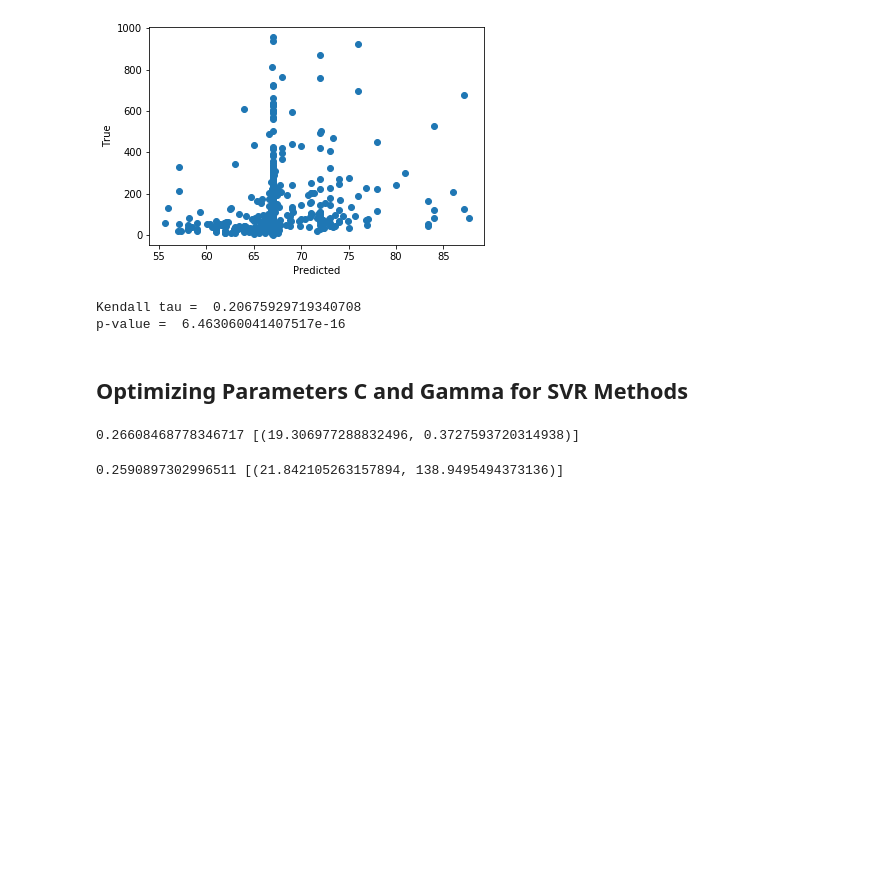
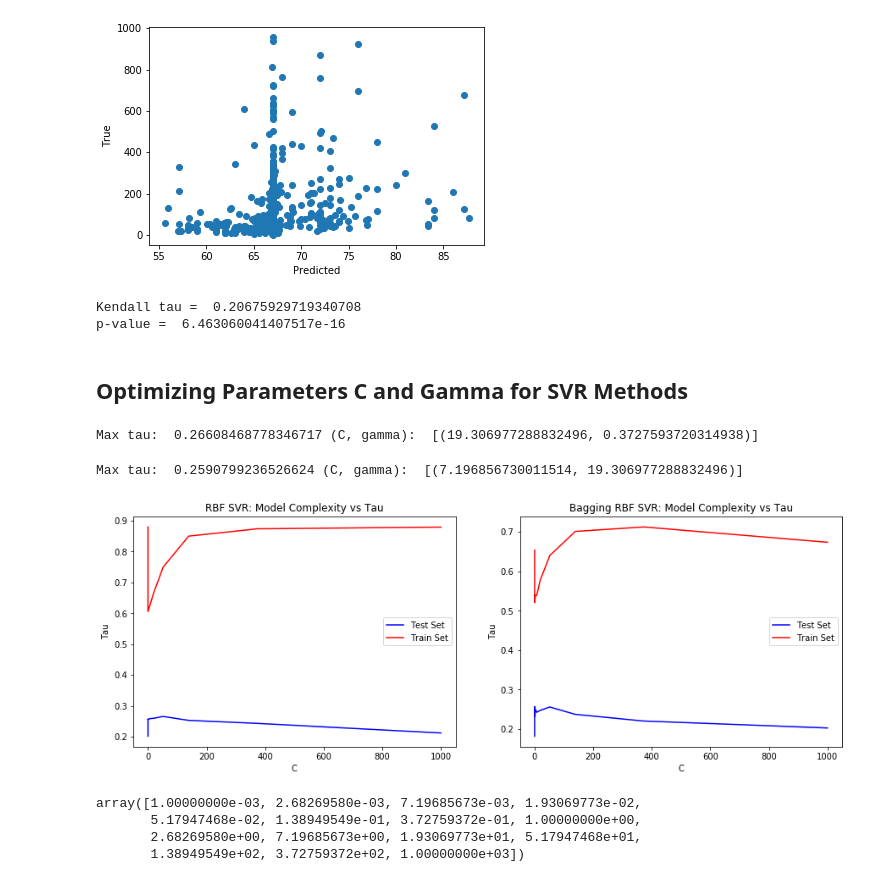
Before and after one commit to ruthlee/NYT_Analysis, a Jupyter notebook: notebooks/rbf_kernel.ipynb, the cells around one changed output. Drawn from its saved outputs; the diff is of its cells as text; code cells hidden in the pictures; blank space fills up the shorter version.

Commit message:
Complexity vs Tau plots added

```diff
--- a/notebooks/rbf_kernel.ipynb
+++ b/notebooks/rbf_kernel.ipynb
@@ -180,10 +197,15 @@ def svr_tau(df, gamma, C):
 # C_range = np.linspace(1, 100, 20)
 C_range = np.logspace(-3, 3, 15)
 gamma_range = np.logspace(-3, 3, 15)
+gamma_fixed = 0.3727593720314938
 param_grid = dict(gamma=gamma_range, C=C_range)
+final_tau = []
+final_tau_train = []
 
 tau_dict = dict()
 for i in range(len(C_range)):
+    final_tau.append(svr_tau(df_transform, gamma_fixed, C))
+    final_tau_train.append(svr_tau_train(df_transform, gamma_fixed, C))
     for j in range(len(gamma_range)):
         gamma = gamma_range[j]
         C = C_range[i]
@@ -192,24 +214,58 @@ for i in range(len(C_range)):
 
 max_value = max(tau_dict.values())
 max_keys = [k for k, v in tau_dict.items() if v == max_value] # getting all keys containing the `maximum`
-print(max_value, max_keys)
+print("Max tau: ", max_value, "(C, gamma): ", max_keys)
 # %% [output]
-0.26608468778346717 [(19.306977288832496, 0.3727593720314938)]
+Max tau:  0.26608468778346717 (C, gamma):  [(19.306977288832496, 0.3727593720314938)]
 # %%
 C_range = np.logspace(-3, 3, 15)
 gamma_range = np.logspace(-3, 3, 15)
 param_grid = dict(gamma=gamma_range, C=C_range)
+gamma_fixed = 138.9495494373136
+final_tau_bag = []
+final_tau_bag_train = []
 
 tau_dict_bag = dict()
 for i in range(len(C_range)):
+    final_tau_bag.append(svr_tau(df_transform, gamma_fixed, C, bag = True))
+    final_tau_bag_train.append(svr_tau_train(df_transform, gamma_fixed, C, bag = True))
     for j in range(len(gamma_range)):
         gamma = gamma_range[j]
         C = C_range[i]
         coord = (C, gamma)
-        tau_dict_bag[coord] = svr_bag_tau(df_transform, gamma, C)
+        tau_dict_bag[coord] = svr_tau(df_transform, gamma, C, bag = True)
 
 max_value = max(tau_dict_bag.values())
 max_keys = [k for k, v in tau_dict_bag.items() if v == max_value] # getting all keys containing the `maximum`
-print(max_value, max_keys)
+print("Max tau: ", max_value, "(C, gamma): ", max_keys)
 # %% [output]
-0.2590897302996511 [(21.842105263157894, 138.9495494373136)]
+Max tau:  0.2590799236526624 (C, gamma):  [(7.196856730011514, 19.306977288832496)]
+# %%
+fig = plt.figure(figsize = (15, 5))
+ax = fig.add_subplot(1, 2, 1)
+ax.plot(C_range, final_tau, "-b", label = "Test Set")
+ax.plot(C_range, final_tau_train, "-r", label = "Train Set")
+ax.set_xlabel("C")
+ax.set_ylabel("Tau")
+ax.set_title("RBF SVR: Model Complexity vs Tau")
+plt.legend()
+
+ax2 = fig.add_subplot(1, 2, 2)
+ax2.plot(C_range, final_tau_bag, "-b", label = "Test Set")
+ax2.plot(C_range, final_tau_bag_train, "-r", label = "Train Set")
+ax2.set_xlabel("C")
+ax2.set_ylabel("Tau")
+ax2.set_title("Bagging RBF SVR: Model Complexity vs Tau")
+plt.legend()
+
+plt.savefig("complexity_v_tau.jpg")
+plt.show()
+# %% [output]
+[figure, added]
+# %%
+C_range
+# %% [output]
+array([1.00000000e-03, 2.68269580e-03, 7.19685673e-03, 1.93069773e-02,
+       5.17947468e-02, 1.38949549e-01, 3.72759372e-01, 1.00000000e+00,
+       2.68269580e+00, 7.19685673e+00, 1.93069773e+01, 5.17947468e+01,
+       1.38949549e+02, 3.72759372e+02, 1.00000000e+03])
```
Also changed, not shown: parts of 1 cell of this notebook, 2 other files.
